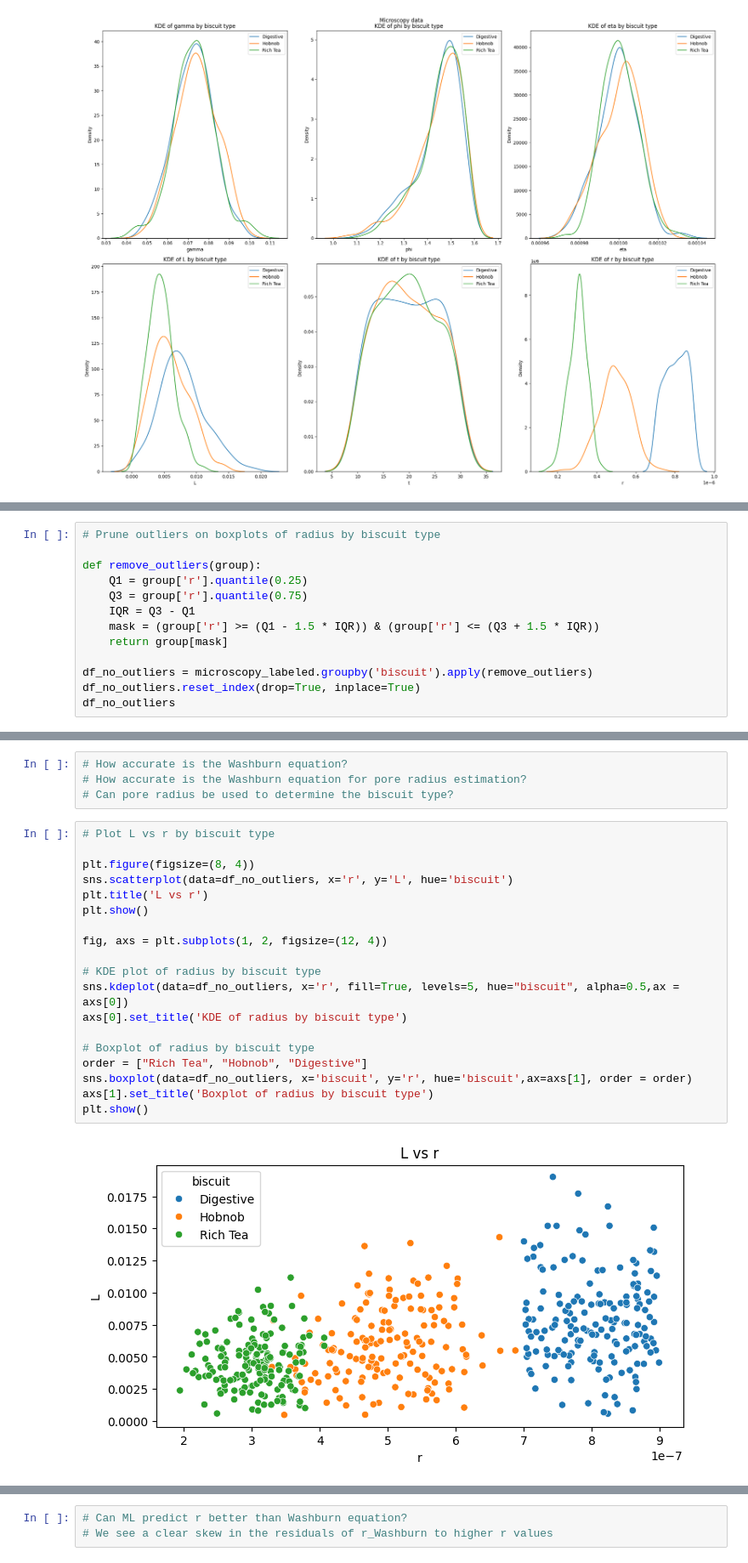
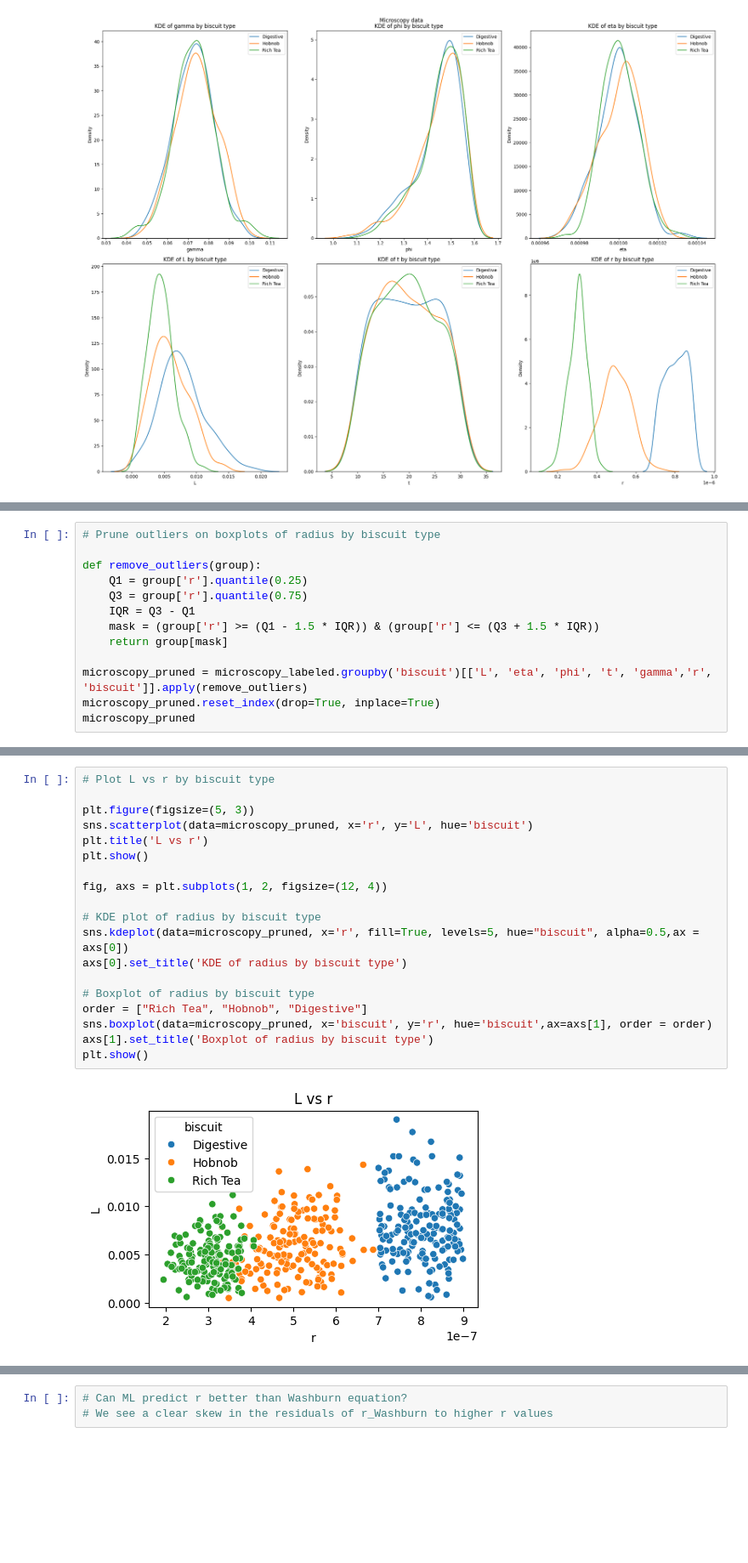
Before and after one commit to kon-218/biscuit_analysis, a Jupyter notebook: code3.ipynb, the cells around one changed output, grey strips where cells are left out. Shown at 85% size. Saved outputs shown, nothing was run; the diff lists cells and outputs as text; blank space fills up the shorter version.

```diff
--- a/code3.ipynb
+++ b/code3.ipynb
@@ -125,7 +152,7 @@ def remove_outliers(group):
     mask = (group['r'] >= (Q1 - 1.5 * IQR)) & (group['r'] <= (Q3 + 1.5 * IQR))
     return group[mask]
 
-df_no_outliers = microscopy_labeled.groupby('biscuit').apply(remove_outliers)
-df_no_outliers.reset_index(drop=True, inplace=True)
-df_no_outliers
+microscopy_pruned = microscopy_labeled.groupby('biscuit')[['L', 'eta', 'phi', 't', 'gamma','r', 'biscuit']].apply(remove_outliers)
+microscopy_pruned.reset_index(drop=True, inplace=True)
+microscopy_pruned
 # %% [output]
@@ -144,27 +171,23 @@ df_no_outliers
 494 rows × 7 columns
-# %%
-# How accurate is the Washburn equation?
-# How accurate is the Washburn equation for pore radius estimation?
-# Can pore radius be used to determine the biscuit type?
 # %%
 # Plot L vs r by biscuit type
 
-plt.figure(figsize=(8, 4))
-sns.scatterplot(data=df_no_outliers, x='r', y='L', hue='biscuit')
+plt.figure(figsize=(5, 3))
+sns.scatterplot(data=microscopy_pruned, x='r', y='L', hue='biscuit')
 plt.title('L vs r')
 plt.show()
 
 fig, axs = plt.subplots(1, 2, figsize=(12, 4))
 
 # KDE plot of radius by biscuit type
-sns.kdeplot(data=df_no_outliers, x='r', fill=True, levels=5, hue="biscuit", alpha=0.5,ax = axs[0])
+sns.kdeplot(data=microscopy_pruned, x='r', fill=True, levels=5, hue="biscuit", alpha=0.5,ax = axs[0])
 axs[0].set_title('KDE of radius by biscuit type')
 
 # Boxplot of radius by biscuit type
 order = ["Rich Tea", "Hobnob", "Digestive"]
-sns.boxplot(data=df_no_outliers, x='biscuit', y='r', hue='biscuit',ax=axs[1], order = order)
+sns.boxplot(data=microscopy_pruned, x='biscuit', y='r', hue='biscuit',ax=axs[1], order = order)
 axs[1].set_title('Boxplot of radius by biscuit type')
 plt.show()
 # %% [output]
-[figure, old version]
+[figure, new version]
 [figure]
```
Also changed, not shown: parts of 16 cells of this notebook.
